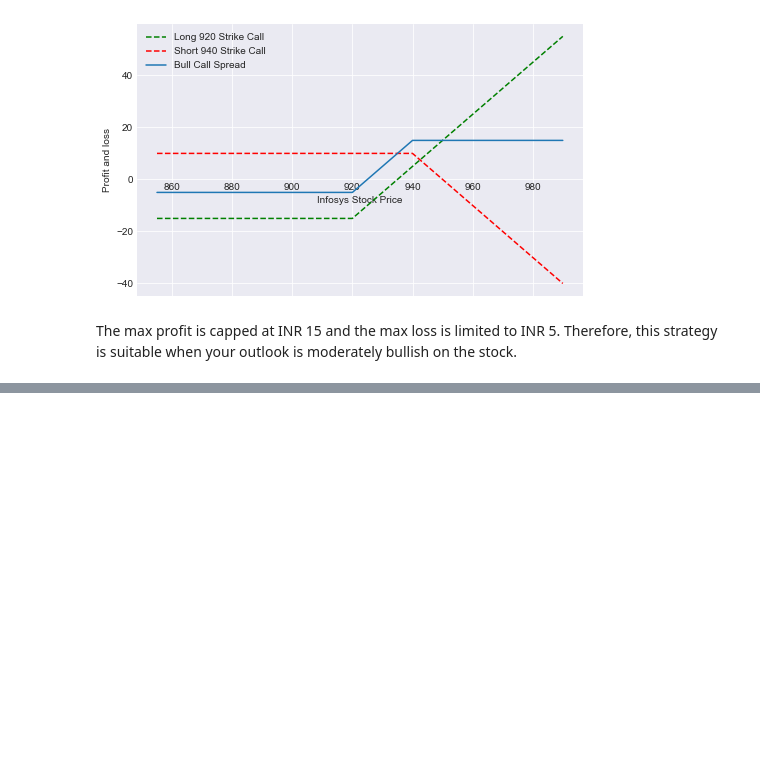
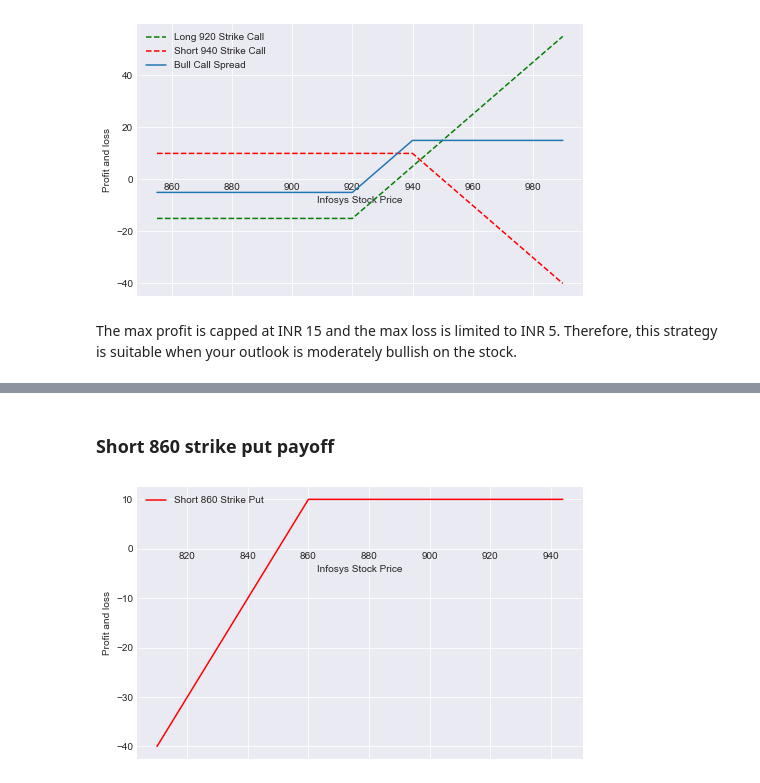
Before and after one commit to alexgamboa1/Stock-Options-Python, a Jupyter notebook: Stock-Options-Analysis.ipynb, the cells around one changed output, grey strips where cells are left out. Cells and saved outputs as stored; diff of their text form; code cells hidden in the pictures; blank space fills up the shorter version.

```diff
--- a/Stock-Options-Analysis.ipynb
+++ b/Stock-Options-Analysis.ipynb
@@ -296,0 +336,14 @@ The max profit is capped at INR 15 and the max loss is limited to INR 5. Therefo
+# %% [markdown]
+### Short 860 strike put payoff
+# %%
+payoff_short_put = put_payoff(sT, strike_price_short_put, premium_short_put) * -1.0
+#plot
+fig, ax = plt.subplots(figsize=(8,5))
+ax.spines['bottom'].set_position('zero')
+ax.plot(sT,payoff_short_put,label='Short 860 Strike Put',color='r')
+plt.xlabel('Infosys Stock Price')
+plt.ylabel('Profit and loss')
+plt.legend()
+plt.show()
+# %% [output]
+[figure, added]
```
Also changed, not shown: parts of 10 cells of this notebook.
